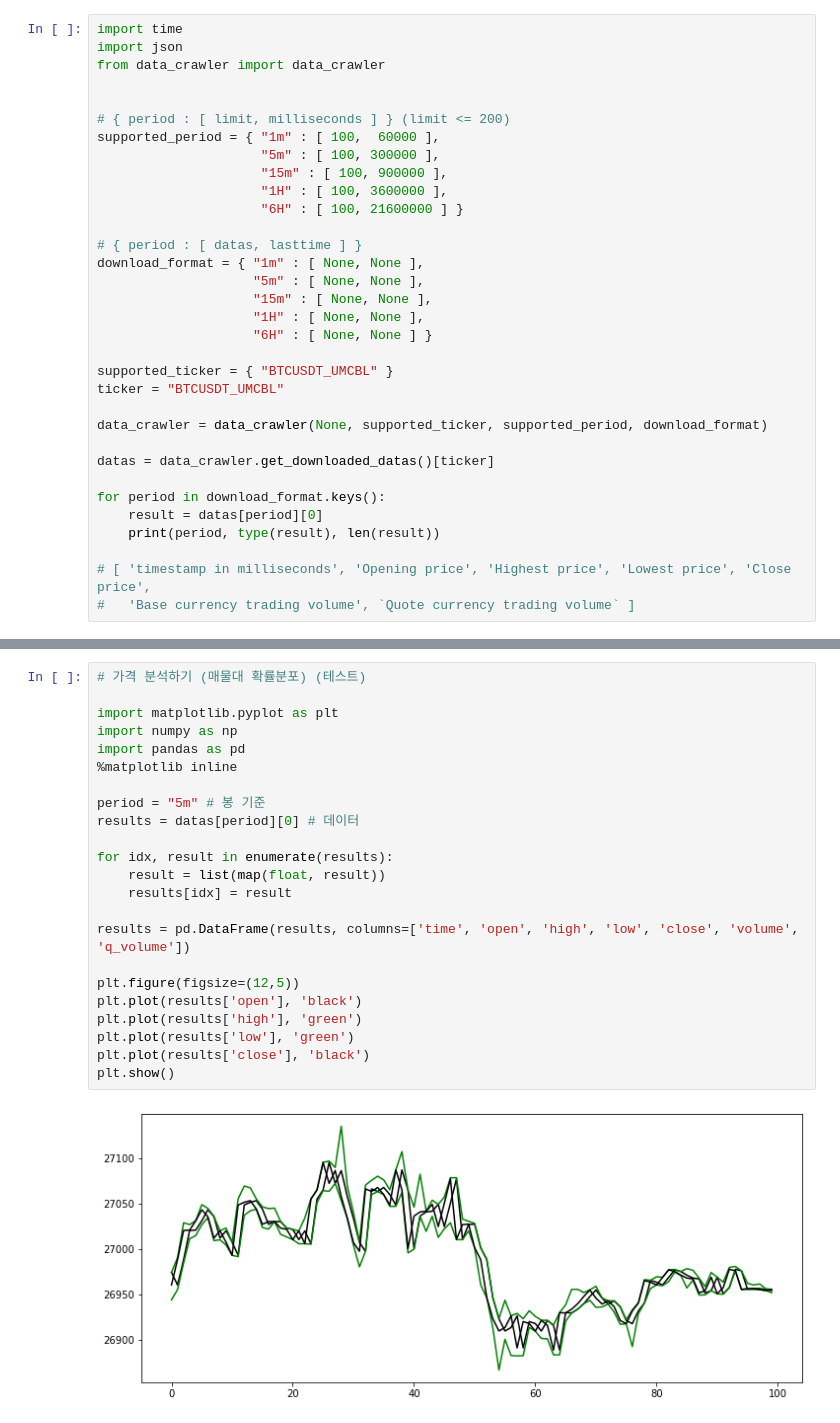
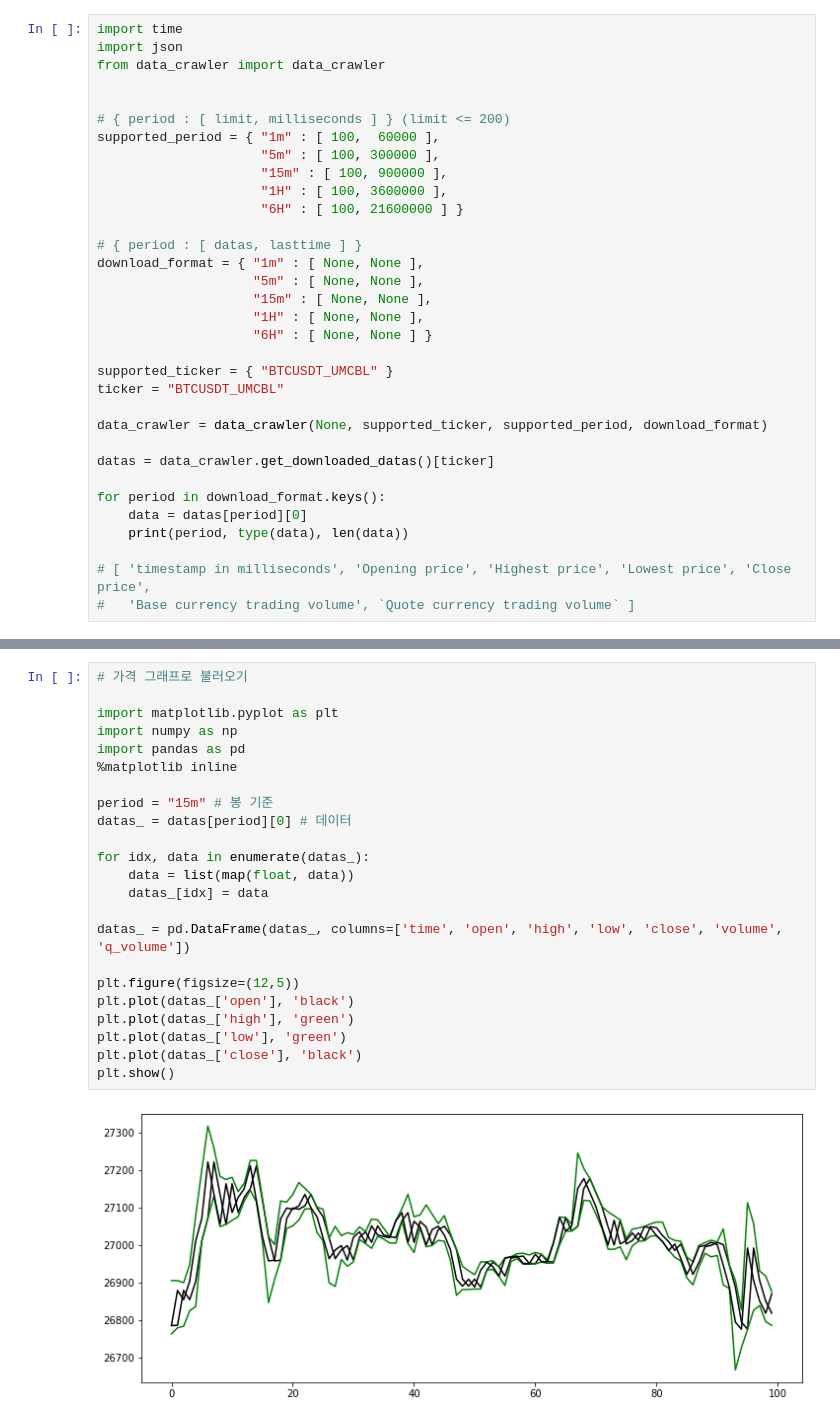
Before and after one commit to DevTae/BitgetTelegramSignal, a Jupyter notebook: price_analyzer_demo.ipynb, the cells around one changed output, grey strips where cells are left out. Saved outputs shown, nothing was run; the diff lists cells and outputs as text.

```diff
--- a/price_analyzer_demo.ipynb
+++ b/price_analyzer_demo.ipynb
@@ -26,8 +26,8 @@ data_crawler = data_crawler(None, supported_ticker, supported_period, download_f
 datas = data_crawler.get_downloaded_datas()[ticker]
 
 for period in download_format.keys():
-    result = datas[period][0]
-    print(period, type(result), len(result))
+    data = datas[period][0]
+    print(period, type(data), len(data))
 
 # [ 'timestamp in milliseconds', 'Opening price', 'Highest price', 'Lowest price', 'Close price',
 #   'Base currency trading volume', `Quote currency trading volume` ]
@@ -43,27 +43,27 @@ Succeed to download datas [BTCUSDT_UMCBL / 6H / 1693809030171 / 1695969030171]
 1H <class 'list'> 100
 6H <class 'list'> 100
 # %%
-# 가격 분석하기 (매물대 확률분포) (테스트)
+# 가격 그래프로 불러오기
 
 import matplotlib.pyplot as plt
 import numpy as np
 import pandas as pd
 %matplotlib inline
 
-period = "5m" # 봉 기준
-results = datas[period][0] # 데이터
+period = "15m" # 봉 기준
+datas_ = datas[period][0] # 데이터
 
-for idx, result in enumerate(results):
-    result = list(map(float, result))
-    results[idx] = result
+for idx, data in enumerate(datas_):
+    data = list(map(float, data))
+    datas_[idx] = data
 
-results = pd.DataFrame(results, columns=['time', 'open', 'high', 'low', 'close', 'volume', 'q_volume'])
+datas_ = pd.DataFrame(datas_, columns=['time', 'open', 'high', 'low', 'close', 'volume', 'q_volume'])
 
 plt.figure(figsize=(12,5))
-plt.plot(results['open'], 'black')
-plt.plot(results['high'], 'green')
-plt.plot(results['low'], 'green')
-plt.plot(results['close'], 'black')
+plt.plot(datas_['open'], 'black')
+plt.plot(datas_['high'], 'green')
+plt.plot(datas_['low'], 'green')
+plt.plot(datas_['close'], 'black')
 plt.show()
 # %% [output]
-[figure, old version]
+[figure, new version]
```
Also changed, not shown: parts of 5 cells of this notebook.
